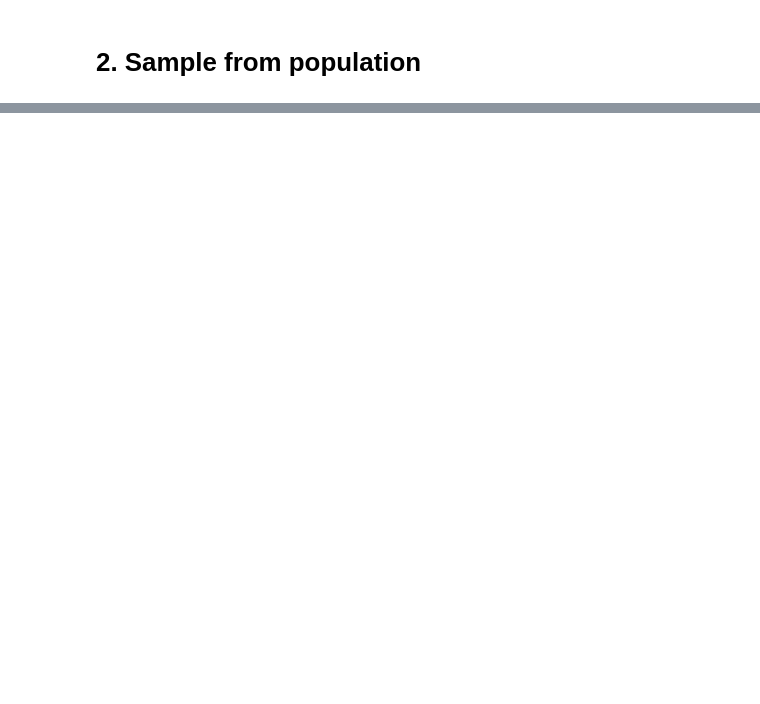
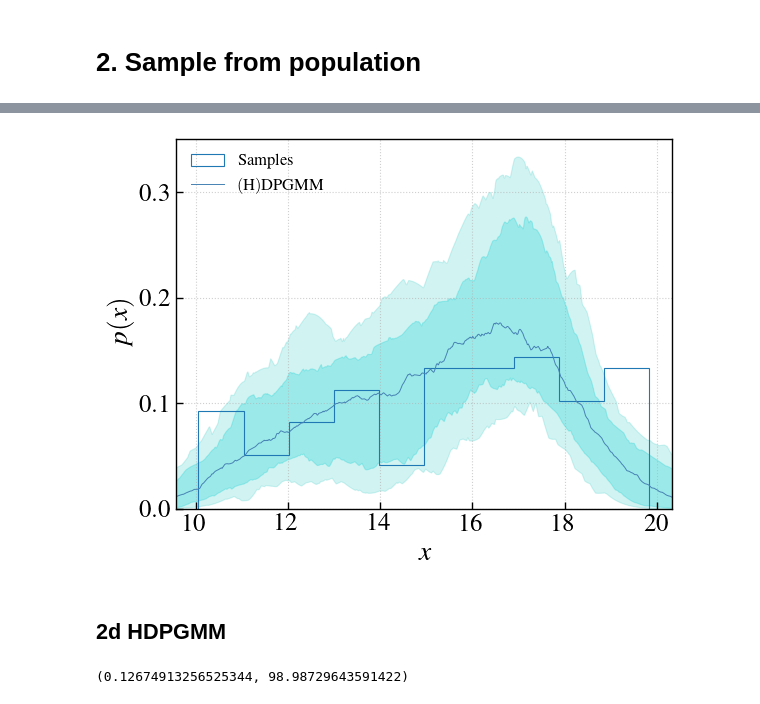
Before and after one commit to insepien/dftime, a Jupyter notebook: notebook/build.ipynb, the cells around one changed output, grey strips where cells are left out. Cells and saved outputs as stored; diff of their text form; code cells hidden in the pictures; blank space fills up the shorter version.

```diff
--- a/notebook/build.ipynb
+++ b/notebook/build.ipynb
@@ -91,0 +197,36 @@ ax.legend();
+# %%
+n_post_samps = 100
+
+single_event_posteriors = [st.norm(st.norm(a, s).rvs(), s).rvs(n_post_samps)
+                           for a, s in zip(a0_samp, np.random.uniform(1,3, size = len(a0_samp)))]
+
+n_draws = 10
+a_min = 0
+a_max = 30
+bounds = [[a_min, a_max]]
+# %%
+def inner_dp1d(event):
+    """get DP draws for a single observation """
+    draws = []
+    mix = DPGMM(bounds, prior_pars = get_priors(bounds, samples = event))
+    for _ in range(n_draws):
+        draws.append(mix.density_from_samples(event))
+    return draws
+
+posteriors = Parallel(n_jobs=-1)(delayed(inner_dp1d)(event) for event in tqdm(single_event_posteriors))
+# %%
+# hierarchical for bhmf
+hier_mix = HDPGMM(bounds, prior_pars = get_priors(bounds, samples = single_event_posteriors, hierarchical = True))
+n_draws_hier = 100
+hier_draws_func = lambda n: hier_mix.density_from_samples(posteriors)
+hier_draws = Parallel(n_jobs=-1)(delayed(hier_draws_func)(n) for n in tqdm(range(n_draws_hier)))
+# %%
+fig = plot_median_cr(hier_draws,
+                     samples      = a0_samp,
+                     show         = True,
+                     hierarchical = True
+                     )
+# %% [output]
+[figure, added]
+# %% [markdown]
+## 2d HDPGMM
@@ -91,0 +243,4 @@ ax.legend();
+# %%
+np.min(single_event_posteriors_q),np.max(single_event_posteriors_q)
+# %% [output]
+(0.12674913256525344, 98.98729643591422)
```
Also changed, not shown: parts of 20 cells of this notebook, 3 other files.
